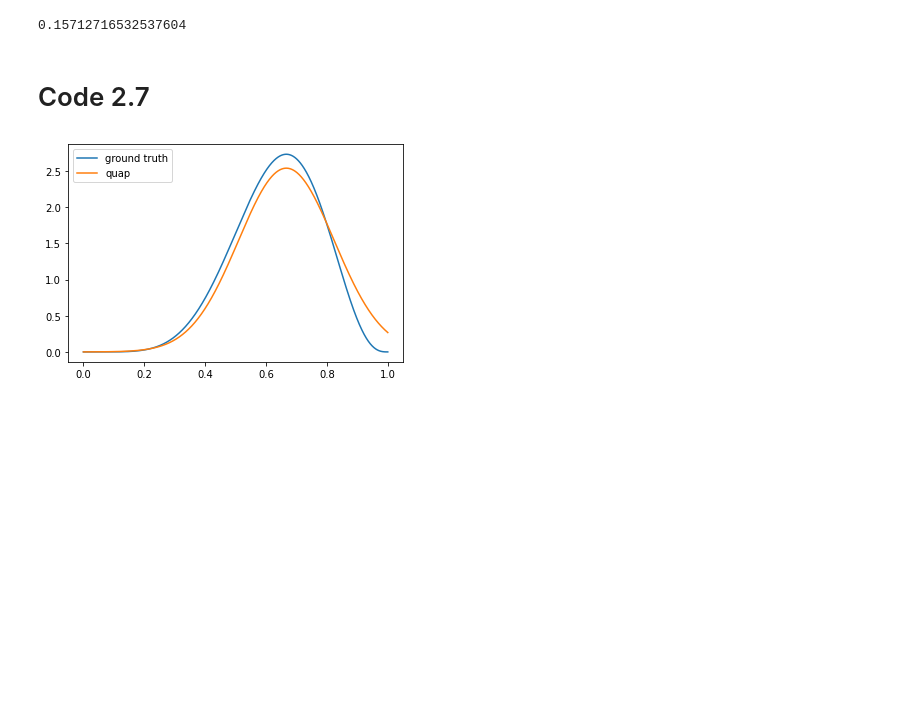
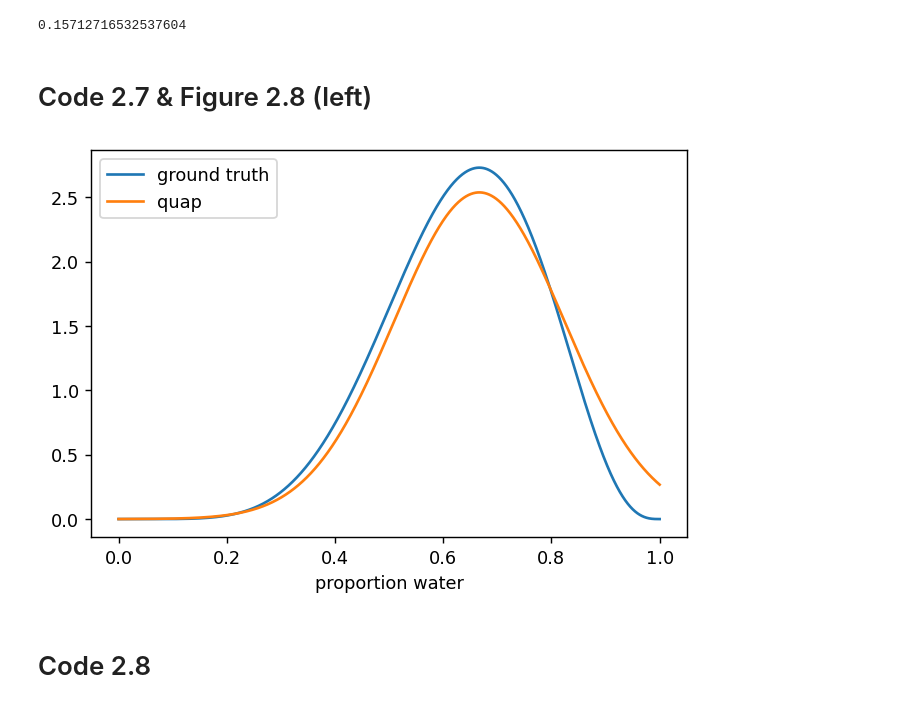
Before and after one commit to elanmart/rethinking-2, a Jupyter notebook: 02-Large-and-Small-Worlds.ipynb, the cells around one changed output. Saved outputs shown, nothing was run; the diff lists cells and outputs as text; code cells hidden in the pictures; blank space fills up the shorter version.

```diff
--- a/02-Large-and-Small-Worlds.ipynb
+++ b/02-Large-and-Small-Worlds.ipynb
@@ -268,8 +240,15 @@ def model():
 
     return W
 # %%
-jax_loss_fn = lambda p: -model.logpdf(W=6, p=p)
-py_loss_fn  = lambda p: float(jax_loss_fn(p))
+def jax_loss_fn(p):
+    return -model.logpdf(W=6, p=p)
+
+
+def py_loss_fn(p):
+    jax_obj = jax_loss_fn(p)
+    return float(jax_obj)
+
+
 hessian_fn  = jax.hessian(jax_loss_fn)
 # %%
 mu = minimize(
@@ -289,15 +268,20 @@ sigma
 # %% [output]
 0.15712716532537604
 # %% [markdown]
-# Code 2.7
+# Code 2.7 & Figure 2.8 (left)
 # %%
 x = np.linspace(0, 1, 10_000)
 
 quap_line = jnp.exp(dist.Normal(mu, sigma).logpdf(x))
 true_line = jnp.exp(dist.Beta(6 + 1, 3 + 1).logpdf(x))
 # %%
-ax = sns.lineplot(x=x, y=true_line)
+fig, ax = plt.subplots(figsize=(6, 4), dpi=128)
+
+ax = sns.lineplot(x=x, y=true_line, ax=ax)
 ax = sns.lineplot(x=x, y=quap_line, ax=ax)
 ax.legend(["ground truth", "quap"]);
+ax.set_xlabel("proportion water");
 # %% [output]
-[figure, old version]
+[figure, new version]
+# %% [markdown]
+# Code 2.8
```
Also changed, not shown: parts of 17 cells of this notebook.
